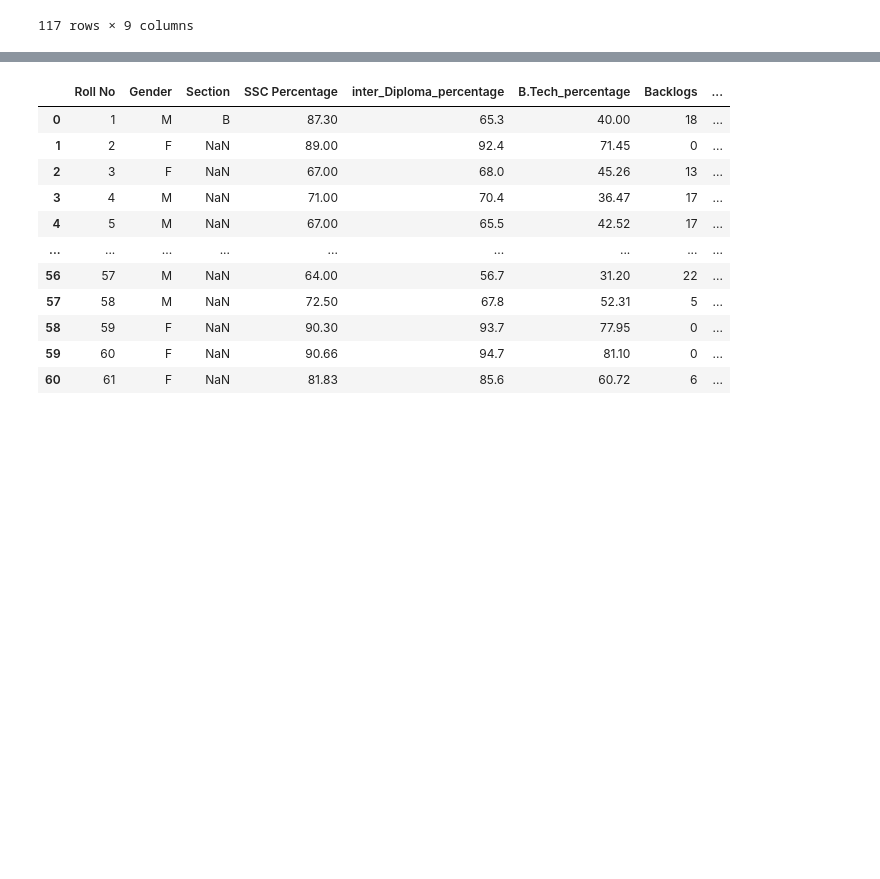
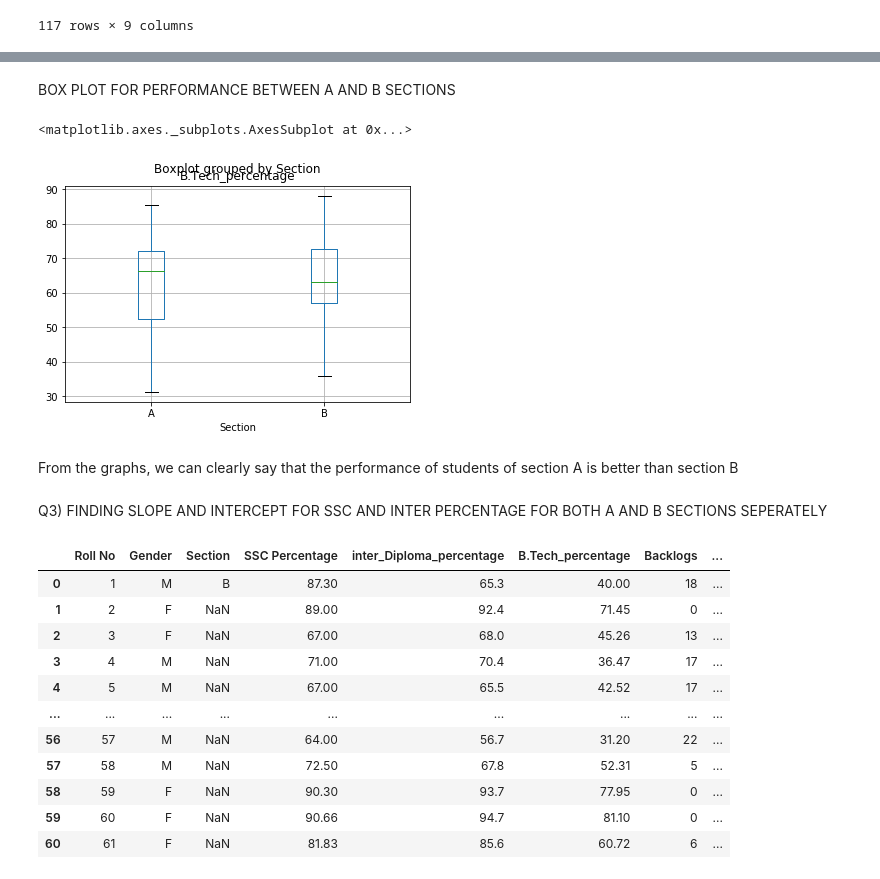
Before and after one commit to 19PA1A0495/10-03-2020, a Jupyter notebook: linear_regression.ipynb, the cells around one changed output, grey strips where cells are left out. Saved outputs shown, nothing was run; the diff lists cells and outputs as text; code cells hidden in the pictures; blank space fills up the shorter version.

```diff
--- a/linear_regression.ipynb
+++ b/linear_regression.ipynb
@@ -30,3 +50,14 @@ R2 ERROR: It explains tyhe regression analysis
+# %% [markdown]
+BOX PLOT FOR PERFORMANCE BETWEEN A AND B SECTIONS
+# %%
+data.boxplot(by ='Section' , column =['B.Tech_percentage'], grid = True )
+# %% [output]
+<matplotlib.axes._subplots.AxesSubplot at 0x...>
+[figure, added]
+# %% [markdown]
+From the graphs, we can clearly say that the performance of students of section A is better than section B
+# %% [markdown]
+Q3) FINDING SLOPE AND INTERCEPT FOR SSC AND INTER PERCENTAGE FOR BOTH A AND B SECTIONS SEPERATELY
 # %%
 a=data[:61]
 a
```
Also changed, not shown: parts of 9 cells of this notebook.
